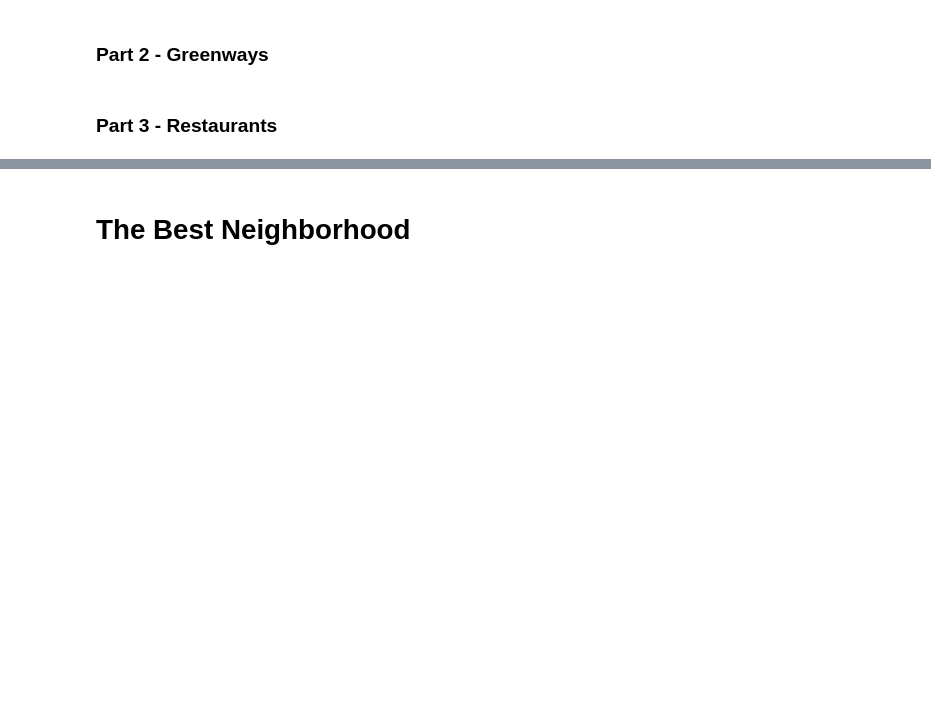
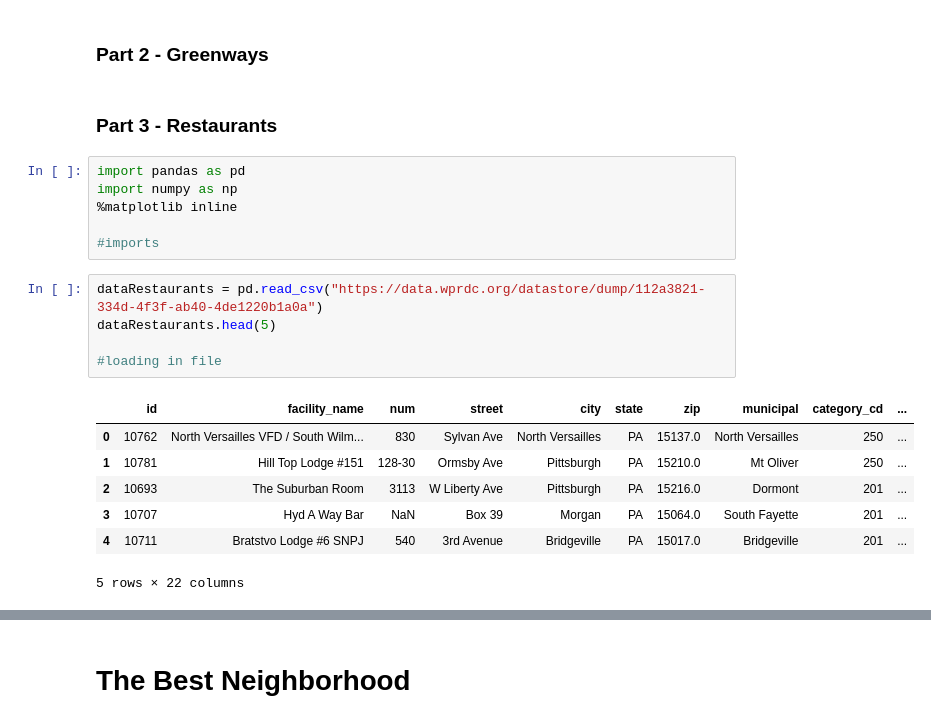
Before and after one commit to yimijj/CMPINF0010-Final-Project, a Jupyter notebook: FinalReport-Notebook.ipynb, the cells around one changed output, grey strips where cells are left out. Cells and saved outputs as stored; diff of their text form; blank space fills up the shorter version.

```diff
--- a/FinalReport-Notebook.ipynb
+++ b/FinalReport-Notebook.ipynb
@@ -177,3 +177,22 @@ Although the some of the neighborhoods in the overall top 10 changed. For exampl
 ### Part 2 - Greenways
 # %% [markdown]
 ### Part 3 - Restaurants
+# %%
+import pandas as pd
+import numpy as np
+%matplotlib inline
+
+#imports
+# %%
+dataRestaurants = pd.read_csv("https://data.wprdc.org/datastore/dump/112a3821-334d-4f3f-ab40-4de1220b1a0a")
+dataRestaurants.head(5)
+
+#loading in file
+# %% [output]
+|  | id | facility_name | num | street | city | state | zip | municipal | category_cd | ... |
+| 0 | 10762 | North Versailles VFD / South Wilm... | 830 | Sylvan Ave | North Versailles | PA | 15137.0 | North Versailles | 250 | ... |
+| 1 | 10781 | Hill Top Lodge #151 | 128-30 | Ormsby Ave | Pittsburgh | PA | 15210.0 | Mt Oliver | 250 | ... |
+| 2 | 10693 | The Suburban Room | 3113 | W Liberty Ave | Pittsburgh | PA | 15216.0 | Dormont | 201 | ... |
+| 3 | 10707 | Hyd A Way Bar | NaN | Box 39 | Morgan | PA | 15064.0 | South Fayette | 201 | ... |
+| 4 | 10711 | Bratstvo Lodge #6 SNPJ | 540 | 3rd Avenue | Bridgeville | PA | 15017.0 | Bridgeville | 201 | ... |
+5 rows × 22 columns
```
Also changed, not shown: parts of 7 cells of this notebook, 1 other file.
